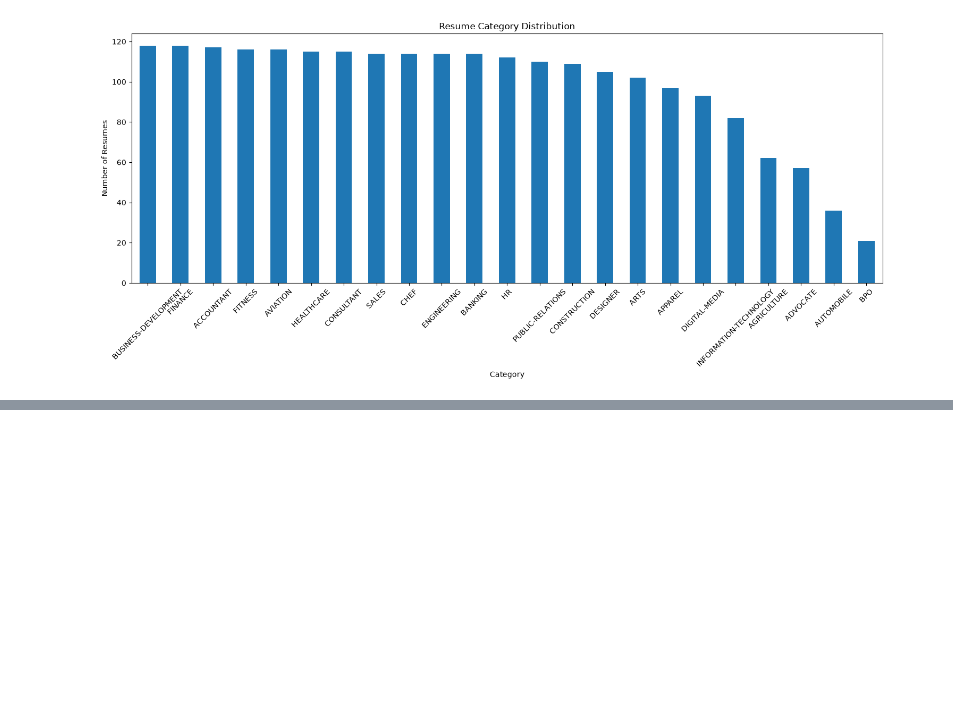
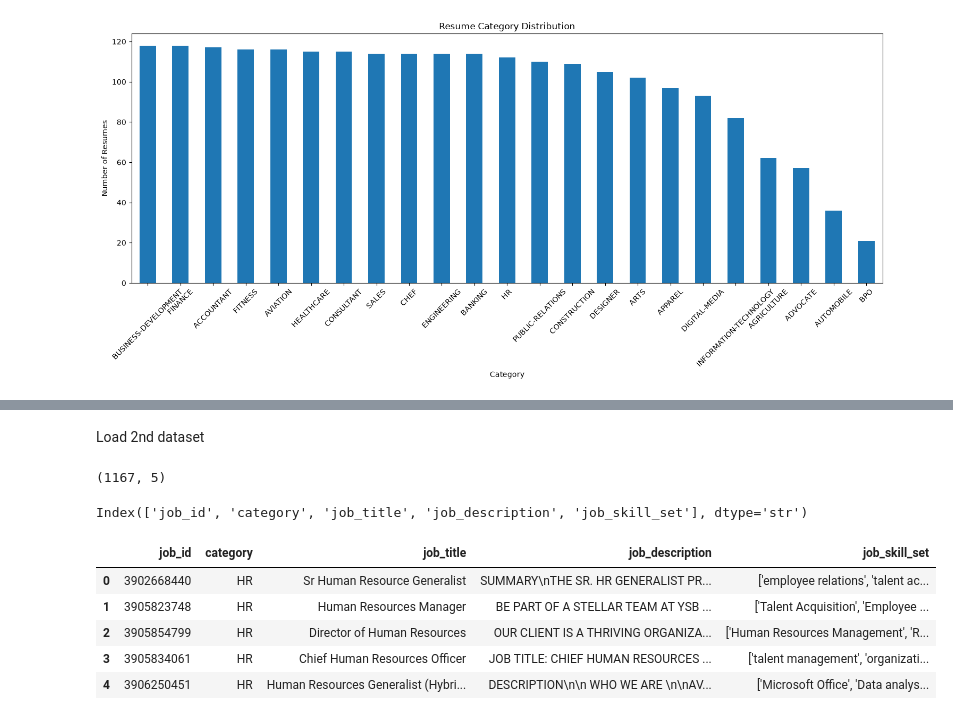
Before and after one commit to rahul-gitt/MY-PROJECTS, a Jupyter notebook: AI Job-Match Analyzer/main.ipynb, the cells around one changed output, grey strips where cells are left out. Cells and saved outputs as stored; diff of their text form; code cells hidden in the pictures; blank space fills up the shorter version.

```diff
--- a/AI Job-Match Analyzer/main.ipynb
+++ b/AI Job-Match Analyzer/main.ipynb
@@ -100,0 +194,21 @@ plt.show()
+# %% [markdown]
+Load 2nd dataset
+# %%
+job_df = pd.read_parquet("train-00000-of-00001.parquet")
+# %%
+job_df.shape
+# %% [output]
+(1167, 5)
+# %%
+job_df.columns
+# %% [output]
+Index(['job_id', 'category', 'job_title', 'job_description', 'job_skill_set'], dtype='str')
+# %%
+job_df.head()
+# %% [output]
+|  | job_id | category | job_title | job_description | job_skill_set |
+| 0 | 3902668440 | HR | Sr Human Resource Generalist | SUMMARY\nTHE SR. HR GENERALIST PR... | ['employee relations', 'talent ac... |
+| 1 | 3905823748 | HR | Human Resources Manager | BE PART OF A STELLAR TEAM AT YSB ... | ['Talent Acquisition', 'Employee ... |
+| 2 | 3905854799 | HR | Director of Human Resources | OUR CLIENT IS A THRIVING ORGANIZA... | ['Human Resources Management', 'R... |
+| 3 | 3905834061 | HR | Chief Human Resources Officer | JOB TITLE: CHIEF HUMAN RESOURCES ... | ['talent management', 'organizati... |
+| 4 | 3906250451 | HR | Human Resources Generalist (Hybri... | DESCRIPTION\n\n WHO WE ARE \n\nAV... | ['Microsoft Office', 'Data analys... |
```
Also changed, not shown: parts of 18 cells of this notebook, 3 other files.
